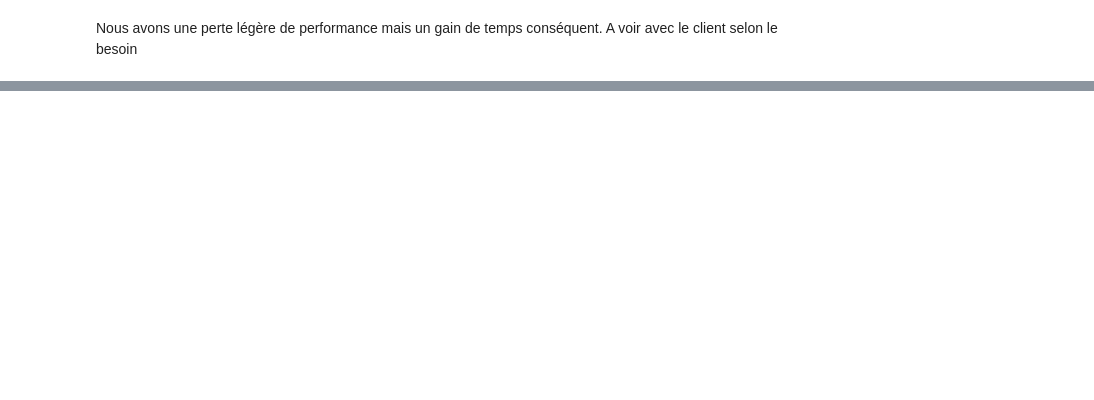
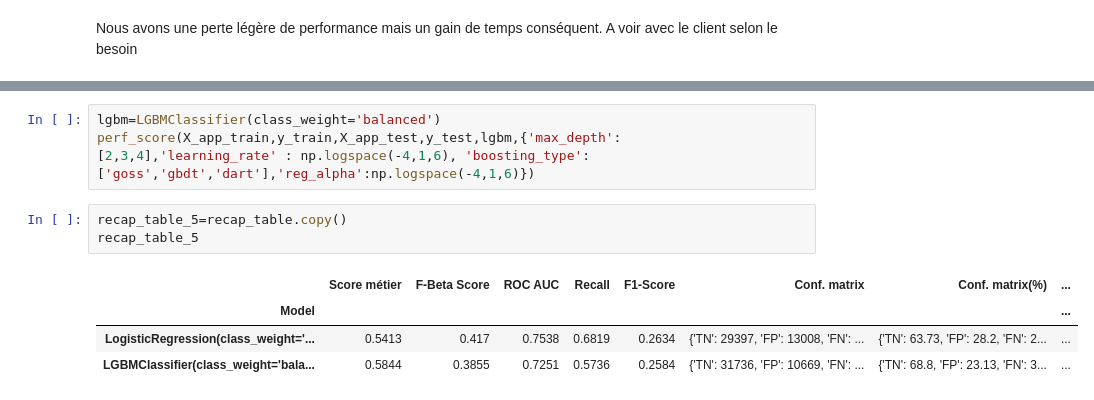
Before and after one commit to StevPav/OCR_Data_Scientist_P7, a Jupyter notebook: P7_01_notebook.ipynb, the cells around one changed output, grey strips where cells are left out. Saved outputs shown, nothing was run; the diff lists cells and outputs as text; blank space fills up the shorter version.

```diff
--- a/P7_01_notebook.ipynb
+++ b/P7_01_notebook.ipynb
@@ -839,0 +979,11 @@ Nous avons une perte légère de performance mais un gain de temps conséquent.
+# %%
+lgbm=LGBMClassifier(class_weight='balanced')
+perf_score(X_app_train,y_train,X_app_test,y_test,lgbm,{'max_depth': [2,3,4],'learning_rate' : np.logspace(-4,1,6), 'boosting_type':['goss','gbdt','dart'],'reg_alpha':np.logspace(-4,1,6)})
+# %%
+recap_table_5=recap_table.copy()
+recap_table_5
+# %% [output]
+|  | Score métier | F-Beta Score | ROC AUC | Recall | F1-Score | Conf. matrix | Conf. matrix(%) | ... |
+| Model |  |  |  |  |  |  |  | ... |
+| LogisticRegression(class_weight='... | 0.5413 | 0.417 | 0.7538 | 0.6819 | 0.2634 | {'TN': 29397, 'FP': 13008, 'FN': ... | {'TN': 63.73, 'FP': 28.2, 'FN': 2... | ... |
+| LGBMClassifier(class_weight='bala... | 0.5844 | 0.3855 | 0.7251 | 0.5736 | 0.2584 | {'TN': 31736, 'FP': 10669, 'FN': ... | {'TN': 68.8, 'FP': 23.13, 'FN': 3... | ... |
```
Also changed, not shown: parts of 18 cells of this notebook.
